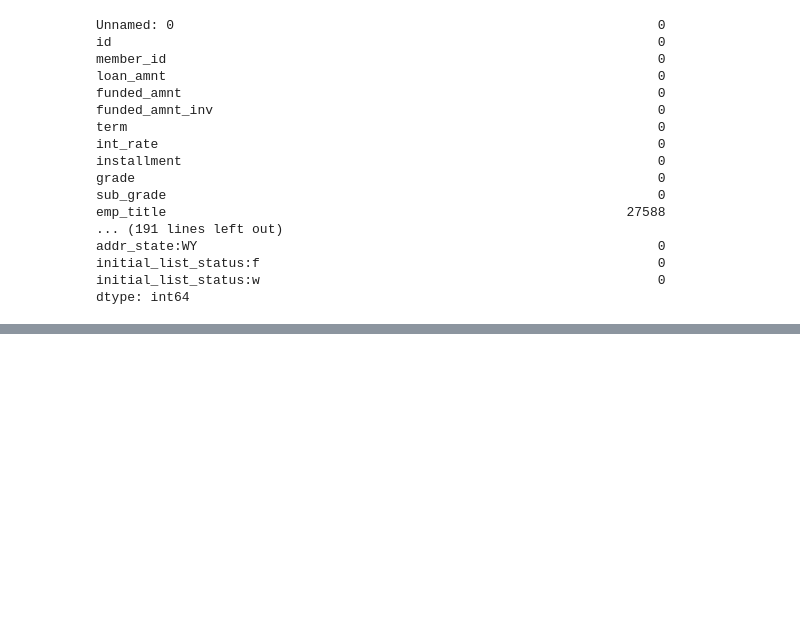
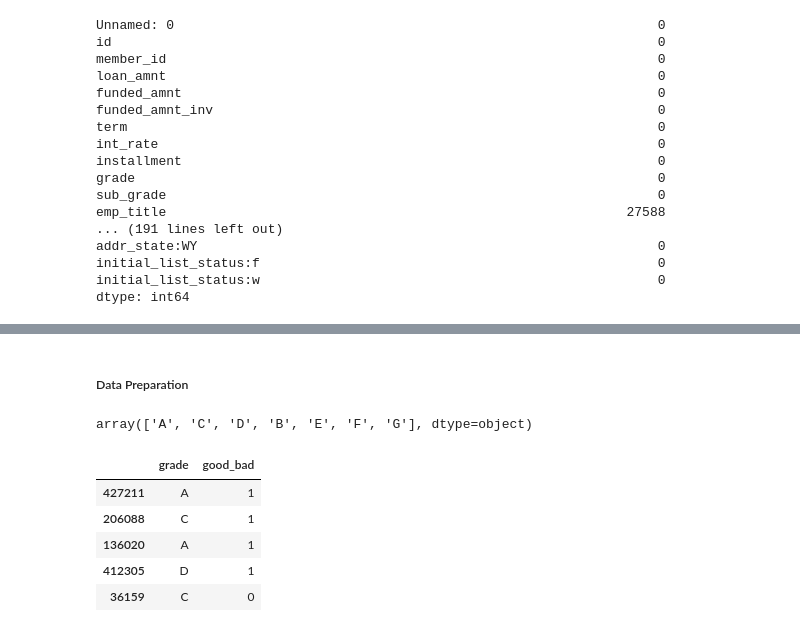
Before and after one commit to mge1112/Credit-Risk-Modeling-in-Python, a Jupyter notebook: credit_risk_modeling.ipynb, the cells around one changed output, grey strips where cells are left out. Drawn from its saved outputs; the diff is of its cells as text; code cells hidden in the pictures; blank space fills up the shorter version.

```diff
--- a/credit_risk_modeling.ipynb
+++ b/credit_risk_modeling.ipynb
@@ -354,0 +382,6 @@ loan_data['emp_length_int'].fillna(0, inplace = True)
+# %%
+# good 0, bad 1
+loan_data['good_bad'] = np.where(loan_data['loan_status'].isin(['Charged Off',
+                                                                'Default',
+                                                                'Does not meet the credit policy. Status:Charged Off',
+                                                                'Late (16-30 days)']), 0, 1)
@@ -354,0 +438,21 @@ loan_data['emp_length_int'].fillna(0, inplace = True)
+# %%
+loan_data_inputs_train, loan_data_inputs_test, loan_data_targets_train, loan_data_targets_test = train_test_split(loan_data.drop('good_bad', axis=1), loan_data['good_bad'], test_size=0.2, random_state=42)
+# %% [markdown]
+##### Data Preparation
+# %%
+df_inputs_prepr = loan_data_inputs_train
+df_targets_prepr = loan_data_targets_train
+# %%
+df_inputs_prepr['grade'].unique()
+# %% [output]
+array(['A', 'C', 'D', 'B', 'E', 'F', 'G'], dtype=object)
+# %%
+df1 = pd.concat([df_inputs_prepr['grade'], df_targets_prepr], axis=1)
+df1.head()
+# %% [output]
+|  | grade | good_bad |
+| 427211 | A | 1 |
+| 206088 | C | 1 |
+| 136020 | A | 1 |
+| 412305 | D | 1 |
+| 36159 | C | 0 |
```
Also changed, not shown: parts of 12 cells of this notebook, 1 other file.
